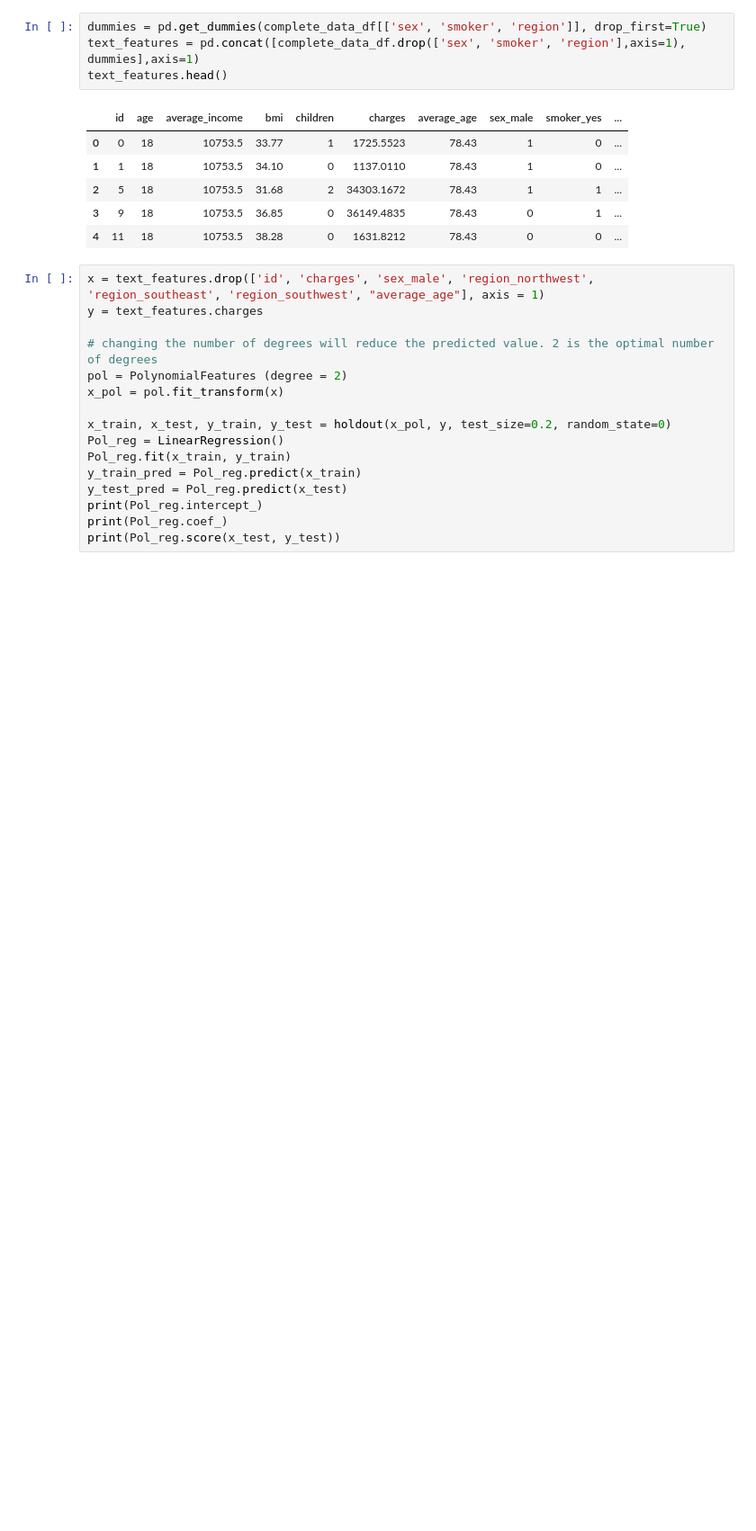
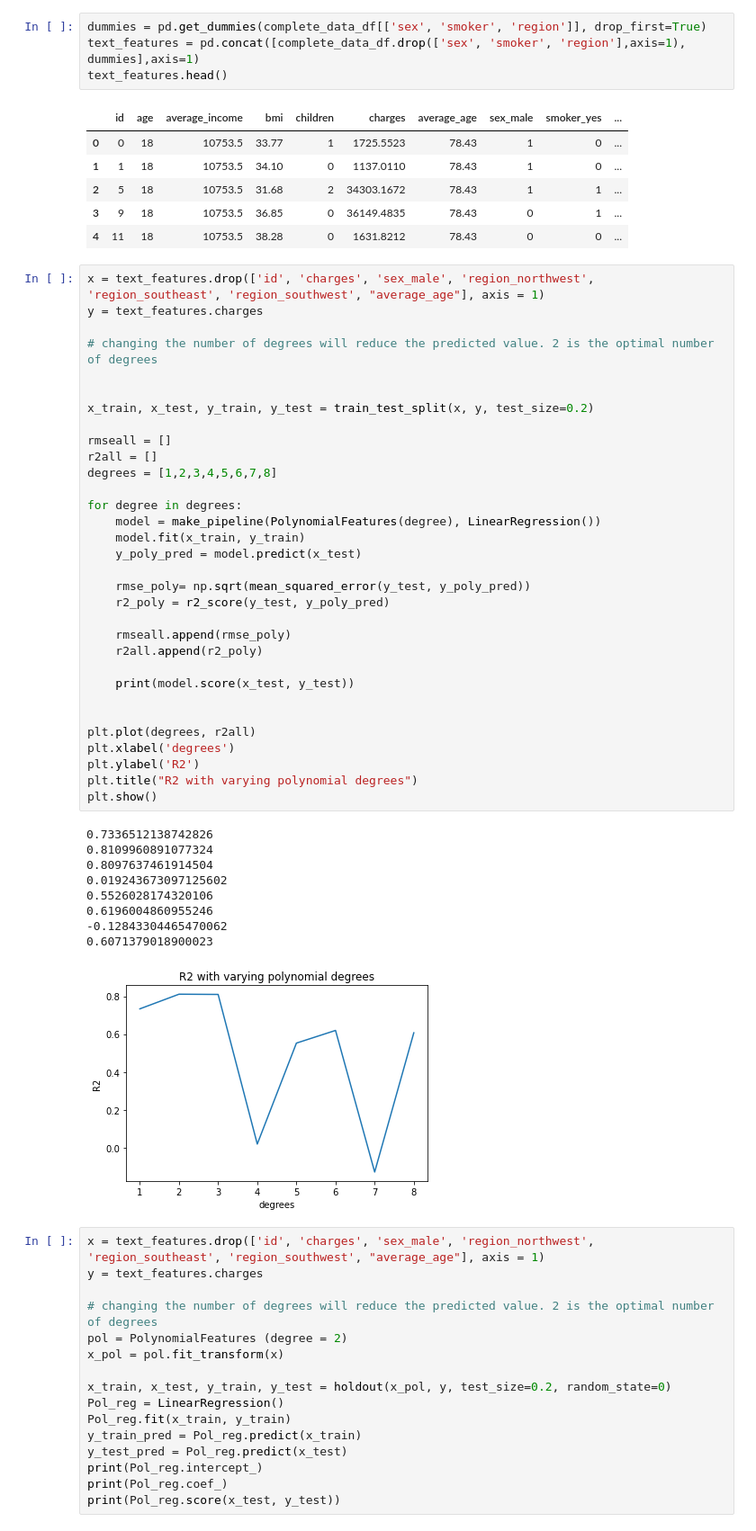
Before and after one commit to Hannanf/capstone_project, a Jupyter notebook: model.ipynb, the cells around one changed output. Shown at 90% size. Drawn from its saved outputs; the diff is of its cells as text; blank space fills up the shorter version.

```diff
--- a/model.ipynb
+++ b/model.ipynb
@@ -69,6 +74,48 @@ text_features.head()
 | 2 | 5 | 18 | 10753.5 | 31.68 | 2 | 34303.1672 | 78.43 | 1 | 1 | ... |
 | 3 | 9 | 18 | 10753.5 | 36.85 | 0 | 36149.4835 | 78.43 | 0 | 1 | ... |
 | 4 | 11 | 18 | 10753.5 | 38.28 | 0 | 1631.8212 | 78.43 | 0 | 0 | ... |
+# %%
+x = text_features.drop(['id', 'charges', 'sex_male', 'region_northwest', 'region_southeast', 'region_southwest', "average_age"], axis = 1)
+y = text_features.charges
+
+# changing the number of degrees will reduce the predicted value. 2 is the optimal number of degrees
+
+
+x_train, x_test, y_train, y_test = train_test_split(x, y, test_size=0.2)
+
+rmseall = []
+r2all = []
+degrees = [1,2,3,4,5,6,7,8]
+
+for degree in degrees:
+    model = make_pipeline(PolynomialFeatures(degree), LinearRegression())
+    model.fit(x_train, y_train)
+    y_poly_pred = model.predict(x_test)
+
+    rmse_poly= np.sqrt(mean_squared_error(y_test, y_poly_pred))
+    r2_poly = r2_score(y_test, y_poly_pred)
+
+    rmseall.append(rmse_poly)
+    r2all.append(r2_poly)
+
+    print(model.score(x_test, y_test))
+
+
+plt.plot(degrees, r2all)
+plt.xlabel('degrees')
+plt.ylabel('R2')
+plt.title("R2 with varying polynomial degrees")
+plt.show()
+# %% [output]
+0.7336512138742826
+0.8109960891077324
+0.8097637461914504
+0.019243673097125602
+0.5526028174320106
+0.6196004860955246
+-0.12843304465470062
+0.6071379018900023
+[figure, added]
 # %%
 x = text_features.drop(['id', 'charges', 'sex_male', 'region_northwest', 'region_southeast', 'region_southwest', "average_age"], axis = 1)
 y = text_features.charges
```
Also changed, not shown: parts of 4 cells of this notebook, 3 other files.
